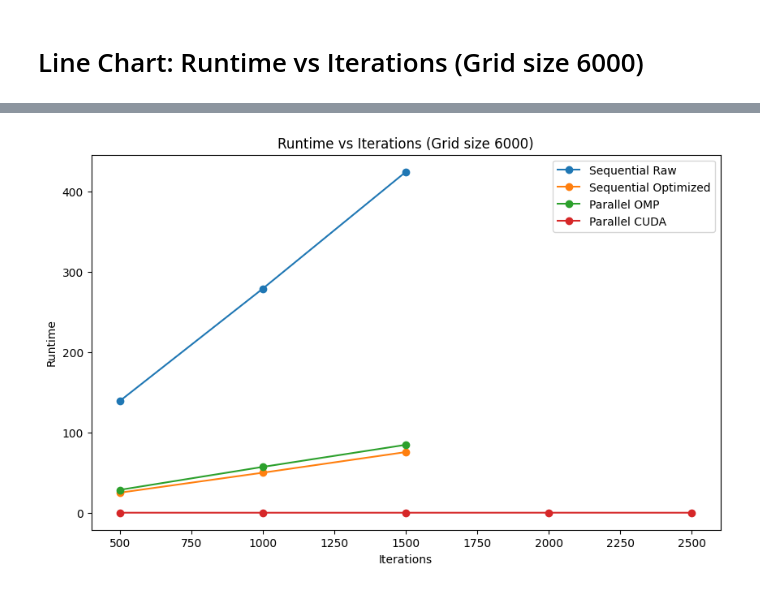
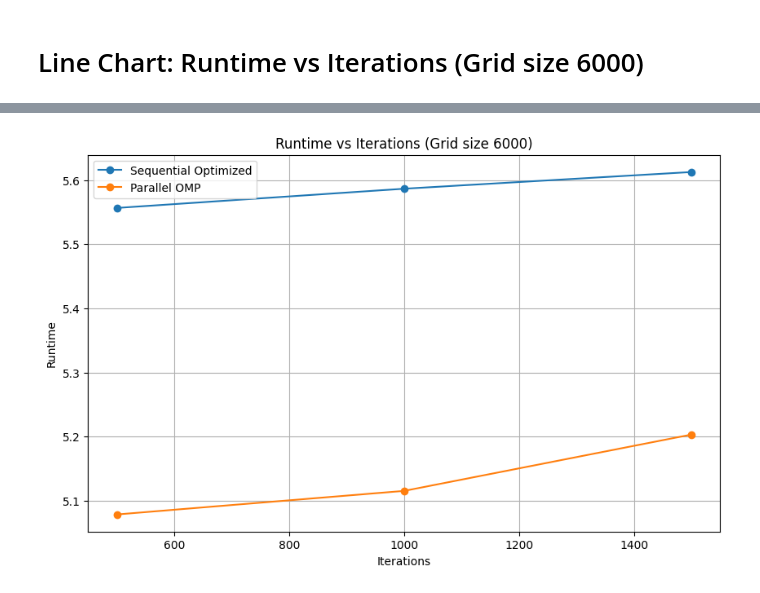
Before and after one commit to masterkey-07/pcd-simulation, a Jupyter notebook: analysis/graphs.ipynb, the cells around one changed output, grey strips where cells are left out. Saved outputs shown, nothing was run; the diff lists cells and outputs as text; code cells hidden in the pictures.

```diff
--- a/analysis/graphs.ipynb
+++ b/analysis/graphs.ipynb
@@ -6,6 +6,8 @@ import seaborn as sns
 # Load the data
 def load_and_average_on_keys(file, keys):
     df = pd.read_csv(file)
+
+
 
     df = df.groupby(keys, as_index=False).mean()
 
@@ -18,7 +20,8 @@ files = {
     "sequencial_raw": "sequencial_raw.csv",
     "sequencial": "sequencial.csv",
     "parallel_omp": "parallel-omp.csv",
-    "parallel_cuda": "parallel-cuda.csv"
+    "parallel_cuda": "parallel-cuda.csv",
+    "parallel_mpi": "parallel-mpi.csv"
 }
 
 # Load dataframes
@@ -26,6 +29,7 @@ seq_raw = load_and_average_on_keys(files["sequencial_raw"], ["grid_size","iterat
 seq_opt = load_and_average_on_keys(files["sequencial"], ["grid_size","iterations"])
 parallel_omp = load_and_average_on_keys(files["parallel_omp"], ["grid_size","iterations", "thread"])
 parallel_cuda = load_and_average_on_keys(files["parallel_cuda"], ["grid_size","iterations", "block_size"])
+parallel_mpi = load_and_average_on_keys(files["parallel_mpi"], ["grid_size","iterations", "processes"])
 # %% [markdown]
 # Speedup Chart: Sequential Raw vs Sequential Optimized
 # %%
@@ -131,25 +215,25 @@ plt.show()
 # %%
 plt.figure(figsize=(10, 6))
 grid_size_6000 = 6000
 
-seq_raw_subset = seq_raw[seq_raw["grid_size"] == grid_size_6000]
-seq_opt_subset = seq_opt[seq_opt["grid_size"] == grid_size_6000]
+seq_raw_subset = seq_raw[seq_raw["grid_size"] == grid_size_6000].reset_index()
 
-omp_subset = parallel_omp[parallel_omp["grid_size"] == grid_size_6000]
-omp_subset = omp_subset[omp_subset['thread'] == 12]
+seq_opt_subset = seq_opt[seq_opt["grid_size"] == grid_size_6000].reset_index()
+
+mpi_subset = parallel_omp[parallel_omp["grid_size"] == grid_size_6000]
+mpi_subset = mpi_subset[mpi_subset['thread'] == 12].reset_index()
 
 cuda_subset = parallel_cuda[parallel_cuda["grid_size"] == grid_size_6000]
-cuda_subset = cuda_subset[cuda_subset['block_size'] == 8]
+cuda_subset = cuda_subset[cuda_subset['block_size'] == 8].reset_index()
 
-plt.plot(seq_raw_subset["iterations"], seq_raw_subset["runtime"], label="Sequential Raw", marker="o")
-plt.plot(seq_opt_subset["iterations"], seq_opt_subset["runtime"], label="Sequential Optimized", marker="o")
-plt.plot(omp_subset["iterations"], omp_subset["runtime"], label="Parallel OMP", marker="o")
-plt.plot(cuda_subset["iterations"], cuda_subset["runtime"], label="Parallel CUDA", marker="o")
-
+plt.plot(seq_opt_subset["iterations"], seq_raw_subset["runtime"] / seq_opt_subset["runtime"], label="Sequential Optimized", marker="o")
+plt.plot(mpi_subset["iterations"], seq_raw_subset["runtime"] / mpi_subset["runtime"], label="Parallel OMP", marker="o")
+# plt.plot(cuda_subset["iterations"], seq_raw_subset["runtime"] / cuda_subset["runtime"], label="Parallel CUDA", marker="o")
 plt.xlabel("Iterations")
 plt.ylabel("Runtime")
+plt.grid()
 plt.title("Runtime vs Iterations (Grid size 6000)")
 plt.legend()
 plt.show()
 # %% [output]
-[figure, old version]
+[figure, new version]
```
Also changed, not shown: parts of 9 cells of this notebook, 6 other files.
